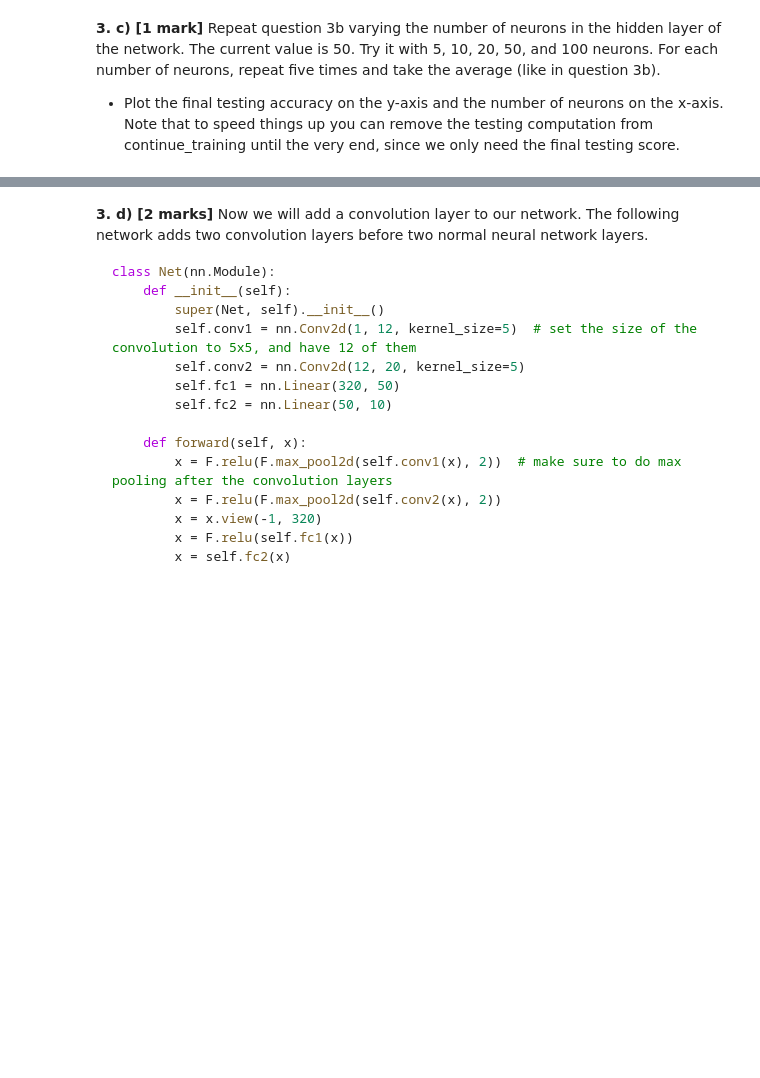
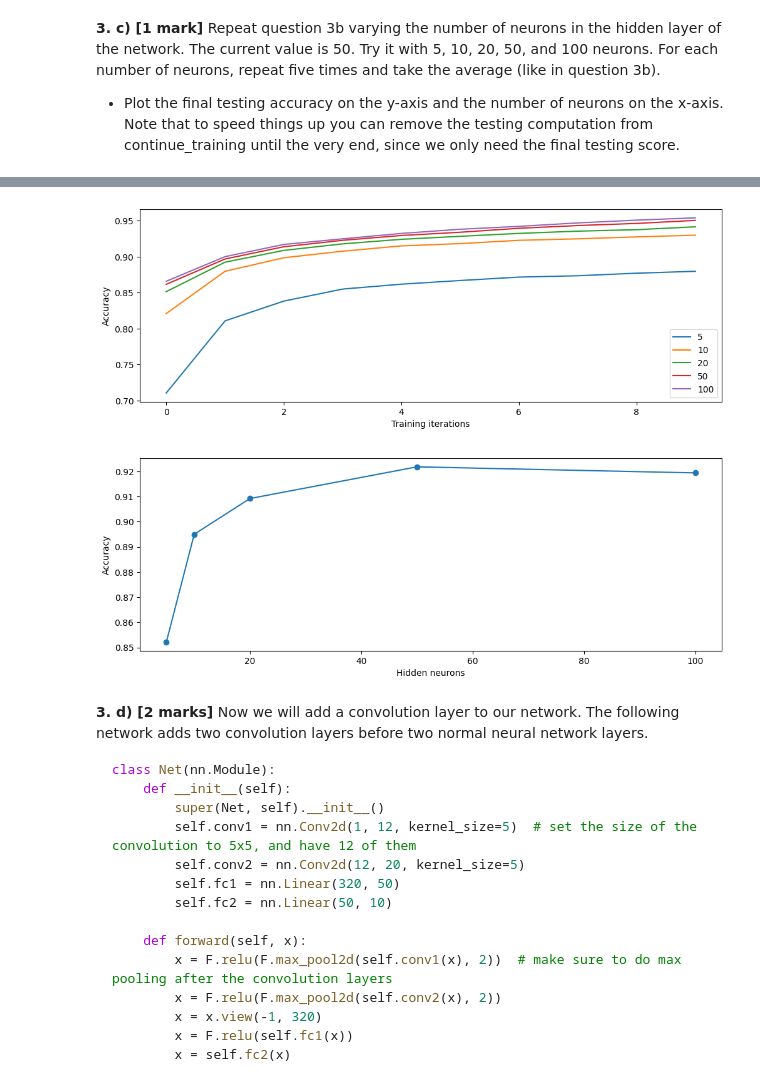
Before and after one commit to draymond63/syde-552, a Jupyter notebook: assignment2.ipynb, the cells around one changed output, grey strips where cells are left out. Cells and saved outputs as stored; diff of their text form; code cells hidden in the pictures; blank space fills up the shorter version.

```diff
--- a/assignment2.ipynb
+++ b/assignment2.ipynb
@@ -366,3 +488,21 @@ optimizer = optim.SGD(network.parameters(),
 **3. c) [1 mark]** Repeat question 3b varying the number of neurons in the hidden layer of the network.  The current value is 50.  Try it with 5, 10, 20, 50, and 100 neurons.  For each number of neurons, repeat five times and take the average (like in question 3b).
 
 - Plot the final testing accuracy on the y-axis and the number of neurons on the x-axis.  Note that to speed things up you can remove the testing computation from continue_training until the very end, since we only need the final testing score.
+# %%
+neuron_dims = [5, 10, 20, 50, 100]
+attempts = 5
+epochs = 10
+
+accuracy_train = [] # Reset the dumb global variables
+accuracy_test = []
+
+for neuron_dim in neuron_dims:
+    for i in range(attempts):
+        print(f"Starting run {i+1}...")
+        network = Net(hidden=neuron_dim)
+        optimizer = optim.SGD(network.parameters(), lr=0.1, momentum=0.5)
+        for _ in range(epochs):
+            continue_training(run_test=False)
+        accuracy_test.append(test_net())
+
+assert len(accuracy_train) == len(neuron_dims)*attempts*epochs
@@ -369,3 +527,25 @@ optimizer = optim.SGD(network.parameters(),
+# %%
+train_results2 = np.array(accuracy_train).reshape((len(neuron_dims), attempts, epochs)).T
+test_results2 = np.array(accuracy_test).reshape((len(neuron_dims), attempts)).T
+
+average_train2 = np.mean(train_results2, axis=1)
+average_test2 = np.mean(test_results2, axis=1)
+
+plt.figure(figsize=(12,4))
+plt.plot(average_train2, label=neuron_dims)
+plt.legend()
+plt.xlabel('Training iterations')
+plt.ylabel('Accuracy')
+plt.show()
+
+plt.figure(figsize=(12,4))
+plt.plot(neuron_dims, average_test2, '-o')
+plt.xlabel('Hidden neurons')
+plt.ylabel('Accuracy')
+plt.show()
+# %% [output]
+[figure, added]
+[figure, added]
 # %% [markdown]
 **3. d) [2 marks]** Now we will add a convolution layer to our network.  The following network adds two convolution layers before two normal neural network layers.
 
```
Also changed, not shown: parts of 13 cells of this notebook.
